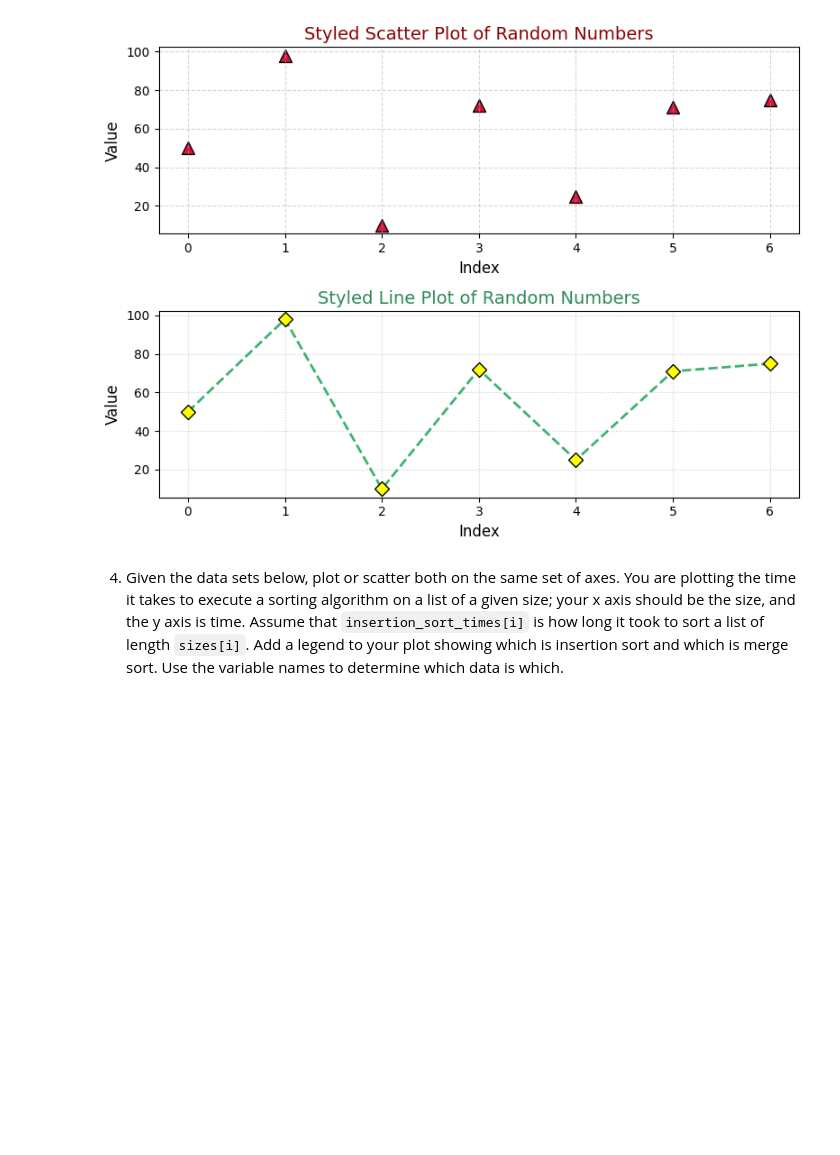
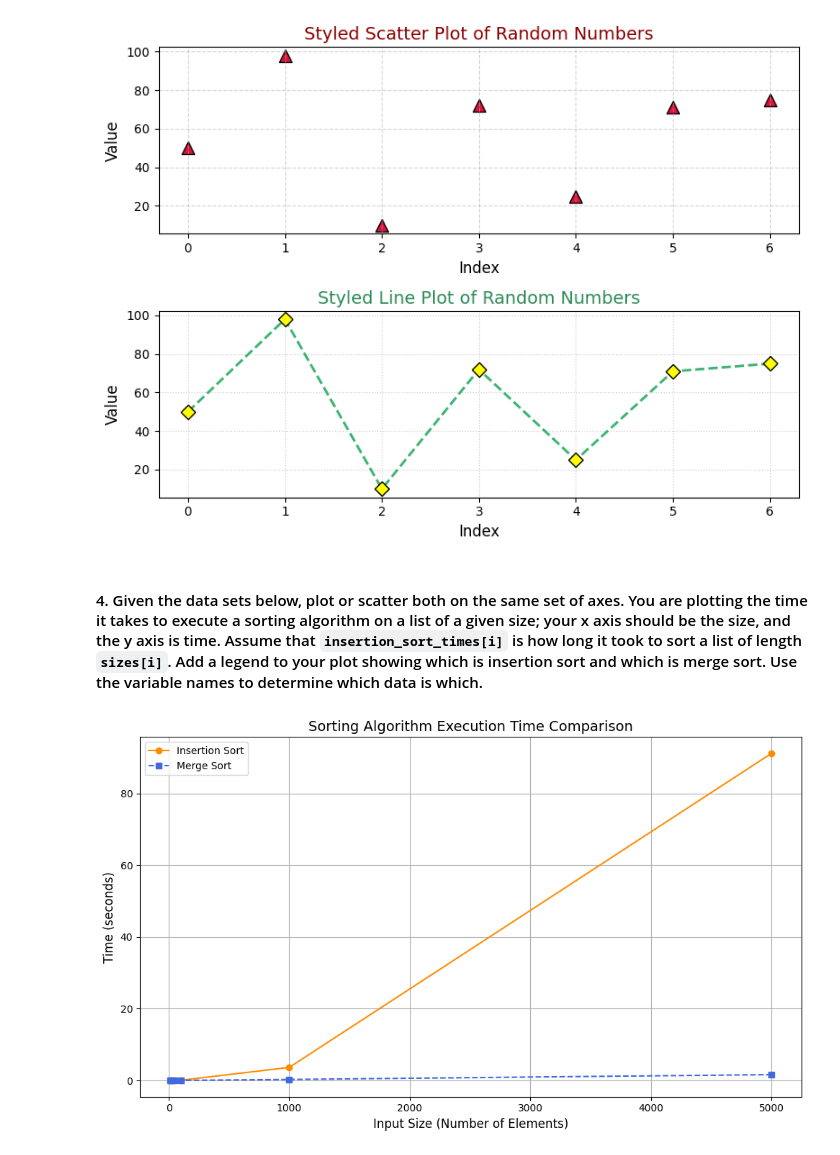
Before and after one commit to s256657/pyplot, a Jupyter notebook: pyplot.ipynb, the cells around one changed output. Cells and saved outputs as stored; diff of their text form; code cells hidden in the pictures; blank space fills up the shorter version.

```diff
--- a/pyplot.ipynb
+++ b/pyplot.ipynb
@@ -152,4 +152,4 @@ plt.show()
 # %% [output]
 [figure]
 # %% [markdown]
-4. Given the data sets below, plot or scatter both on the same set of axes.  You are plotting the time it takes to execute a sorting algorithm on a list of a given size; your x axis should be the size, and the y axis is time.  Assume that `insertion_sort_times[i]` is how long it took to sort a list of length `sizes[i]`.  Add a legend to your plot showing which is insertion sort and which is merge sort.  Use the variable names to determine which data is which.
+#### 4. Given the data sets below, plot or scatter both on the same set of axes.  You are plotting the time it takes to execute a sorting algorithm on a list of a given size; your x axis should be the size, and the y axis is time.  Assume that `insertion_sort_times[i]` is how long it took to sort a list of length `sizes[i]`.  Add a legend to your plot showing which is insertion sort and which is merge sort.  Use the variable names to determine which data is which.
@@ -159,0 +156,42 @@ merge_sort_times = [0.00161889999999687, 0.003635600000009731, 0.009065500000005
+# %%
+sizes = [10, 20, 50, 100, 1000, 5000]
+insertion_sort_times = [0.0010252999999999998, 0.0027026999999999954, 0.010147200000000002, 0.0381137, 3.6303399, 91.2180796]
+merge_sort_times = [0.00161889999999687, 0.003635600000009731, 0.0090655000000055, 0.020108000000007564, 0.2687474000000094, 1.6147050999999948]
+
+# Create a figure and axis
+plt.figure(figsize=(10, 6))
+
+# Plot Insertion Sort
+plt.plot(
+    sizes,
+    insertion_sort_times,
+    marker='o',
+    linestyle='-',
+    color='darkorange',
+    label='Insertion Sort'
+)
+
+# Plot Merge Sort
+plt.plot(
+    sizes,
+    merge_sort_times,
+    marker='s',
+    linestyle='--',
+    color='royalblue',
+    label='Merge Sort'
+)
+
+# Add axis labels and title
+plt.xlabel('Input Size (Number of Elements)', fontsize=12)
+plt.ylabel('Time (seconds)', fontsize=12)
+plt.title('Sorting Algorithm Execution Time Comparison', fontsize=14)
+
+# Add grid, legend, and tight layout
+plt.grid(True)
+plt.legend()
+plt.tight_layout()
+
+# Show the plot
+plt.show()
+# %% [output]
+[figure, added]
```
Also changed, not shown: parts of 1 cell of this notebook.
